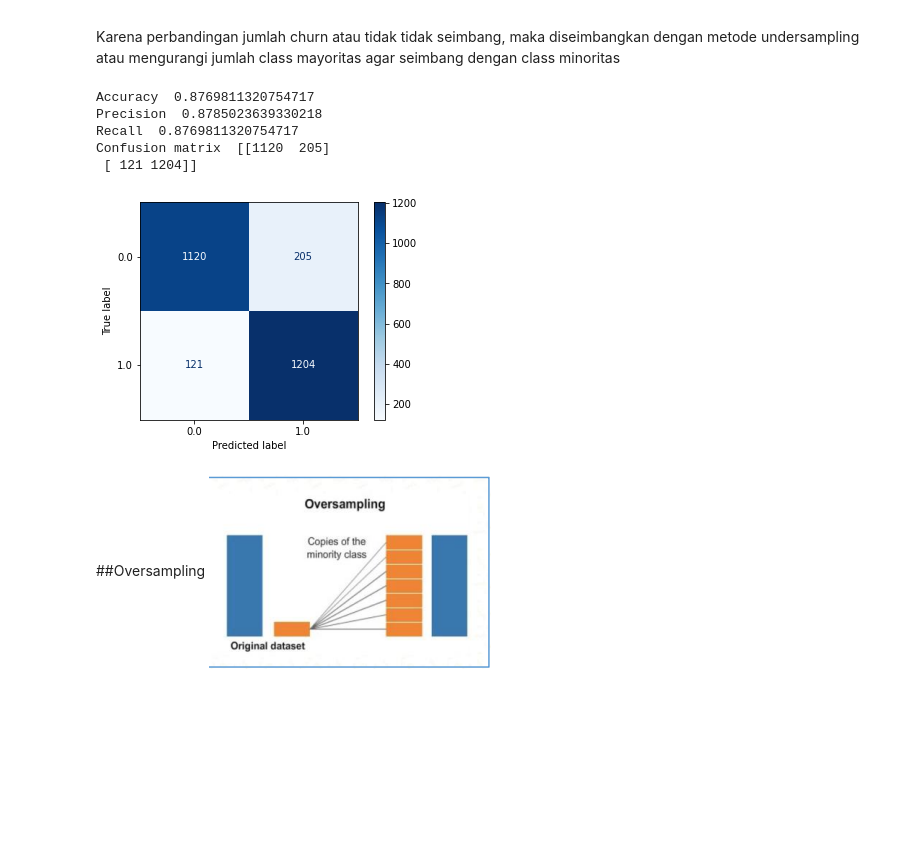
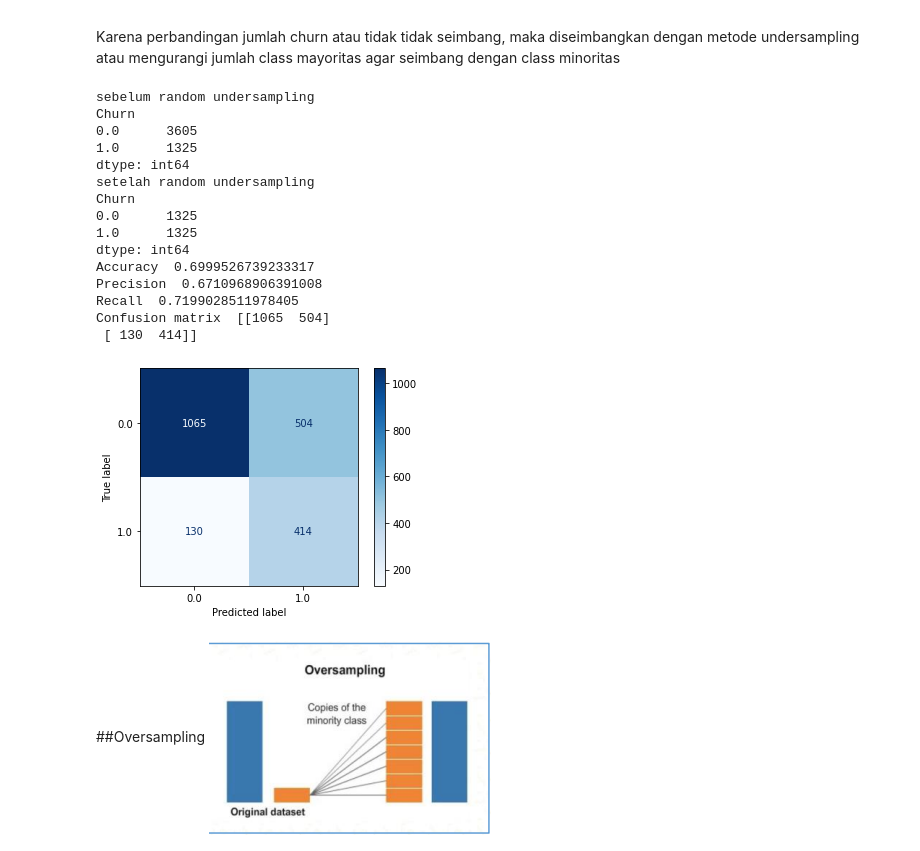
Before and after one commit to zhafar3adib/belajar_datascience, a Jupyter notebook: Machine_Learning_Classification.ipynb, the cells around one changed output. Cells and saved outputs as stored; diff of their text form; code cells hidden in the pictures; blank space fills up the shorter version.

```diff
--- a/Machine_Learning_Classification.ipynb
+++ b/Machine_Learning_Classification.ipynb
@@ -206,6 +219,19 @@ Confusion matrix  [[1398  171]
 # %% [markdown]
 ##Multi-layer Perceptron classifier
 # %%
+x = df_x.astype(float).values
+y = df_y.astype(float)
+
+x_train, x_test, y_train, y_test = train_test_split(x, y, test_size=0.3, random_state=2)
+
+categ = ['gender','Partner','Dependents','PhoneService','MultipleLines','InternetService','OnlineSecurity','OnlineBackup','DeviceProtection','TechSupport','StreamingTV','StreamingMovies','Contract','PaperlessBilling','PaymentMethod','Churn']
+le = LabelEncoder()
+data[categ] = data[categ].apply(le.fit_transform)
+
+scaler = MinMaxScaler().fit(x_train)
+x_train = scaler.transform(x_train)
+x_test = scaler.transform(x_test)
+
 model=MLPClassifier(max_iter=1000)
 model.fit(x_train, y_train)
 
@@ -231,27 +257,55 @@ Confusion matrix  [[1426  143]
 
 Karena perbandingan jumlah churn atau tidak tidak seimbang, maka diseimbangkan dengan metode undersampling atau mengurangi jumlah class mayoritas agar seimbang dengan class minoritas
 # %%
+x = df_x.astype(float).values
+y = df_y.astype(float)
+
+x_train, x_test, y_train, y_test = train_test_split(x, y, test_size=0.3, random_state=2)
+
+categ = ['gender','Partner','Dependents','PhoneService','MultipleLines','InternetService','OnlineSecurity','OnlineBackup','DeviceProtection','TechSupport','StreamingTV','StreamingMovies','Contract','PaperlessBilling','PaymentMethod','Churn']
+le = LabelEncoder()
+data[categ] = data[categ].apply(le.fit_transform)
+
+scaler = MinMaxScaler().fit(x_train)
+x_train = scaler.transform(x_train)
+x_test = scaler.transform(x_test)
+
 under_sampling = RandomUnderSampler(random_state=1)
 x_resampled, y_resampled = under_sampling.fit_resample(x_train, y_train)
 
 model=MLPClassifier(max_iter=1000)
-model.fit(x_resampled, y_resampled)
+model=model.fit(x_resampled, y_resampled)
 
-y_pred = model.predict(x_resampled)
+y_pred = model.predict(x_test)
 
-print('Accuracy ',accuracy_score(y_resampled, y_pred))
-print('Precision ',precision_score(y_resampled, y_pred, average='macro'))
-print('Recall ',recall_score(y_resampled, y_pred, average='macro'))
-print('Confusion matrix ', confusion_matrix(y_resampled, y_pred))
-plot_confusion_matrix(model, x_resampled, y_resampled, cmap=plt.cm.Blues)
+print('sebelum random undersampling')
+print(pd.DataFrame(y_train).value_counts())
+print('setelah random undersampling')
+print(pd.DataFrame(y_resampled).value_counts())
+
+print('Accuracy ',accuracy_score(y_test, y_pred))
+print('Precision ',precision_score(y_test, y_pred, average='macro'))
+print('Recall ',recall_score(y_test, y_pred, average='macro'))
+print('Confusion matrix ', confusion_matrix(y_test, y_pred))
+plot_confusion_matrix(model, x_test, y_test, cmap=plt.cm.Blues)
 plt.show()
 # %% [output]
-Accuracy  0.8769811320754717
-Precision  0.8785023639330218
-Recall  0.8769811320754717
-Confusion matrix  [[1120  205]
- [ 121 1204]]
+sebelum random undersampling
+Churn
+0.0      3605
+1.0      1325
+dtype: int64
+setelah random undersampling
+Churn
+0.0      1325
+1.0      1325
+dtype: int64
+Accuracy  0.6999526739233317
+Precision  0.6710968906391008
+Recall  0.7199028511978405
+Confusion matrix  [[1065  504]
+ [ 130  414]]
-[figure, old version]
+[figure, new version]
 # %% [markdown]
 ##Oversampling
 ![image.png](embedded-picture-1)
```
Also changed, not shown: parts of 17 cells of this notebook.
